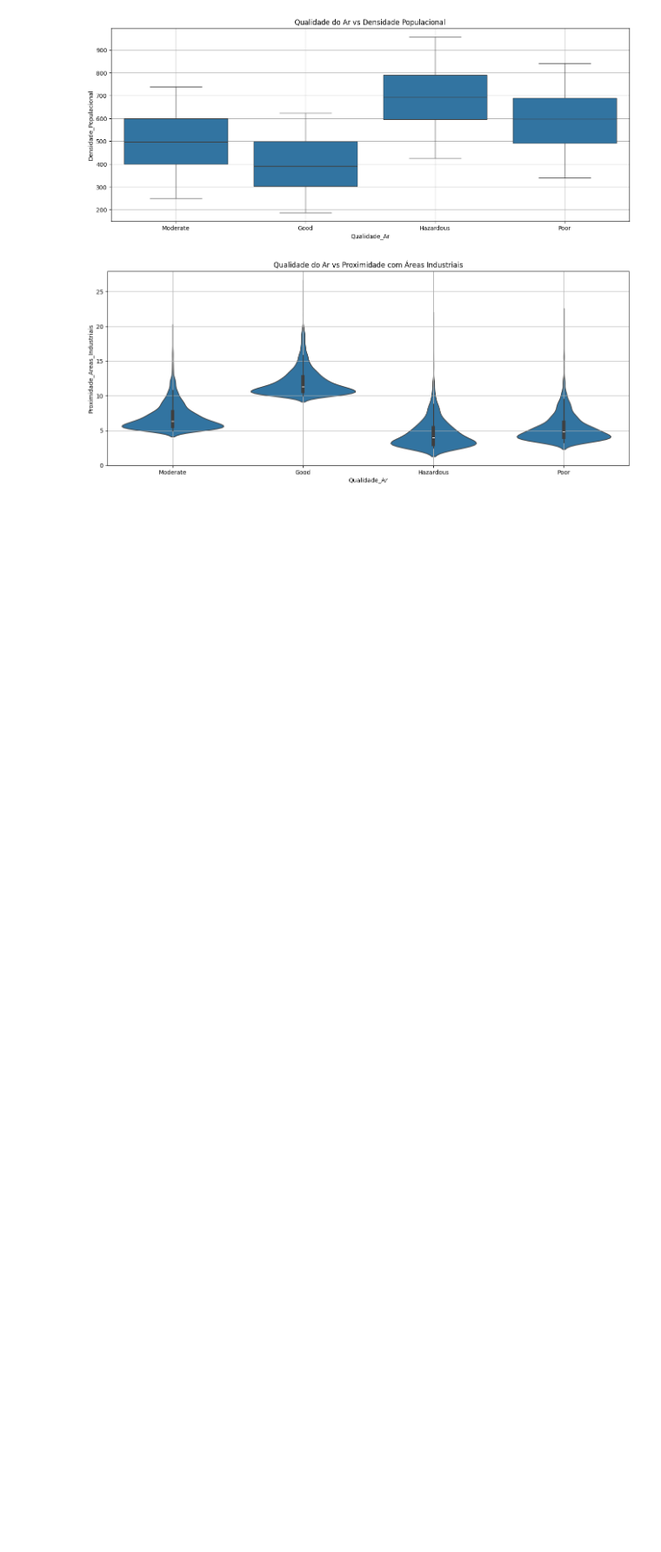
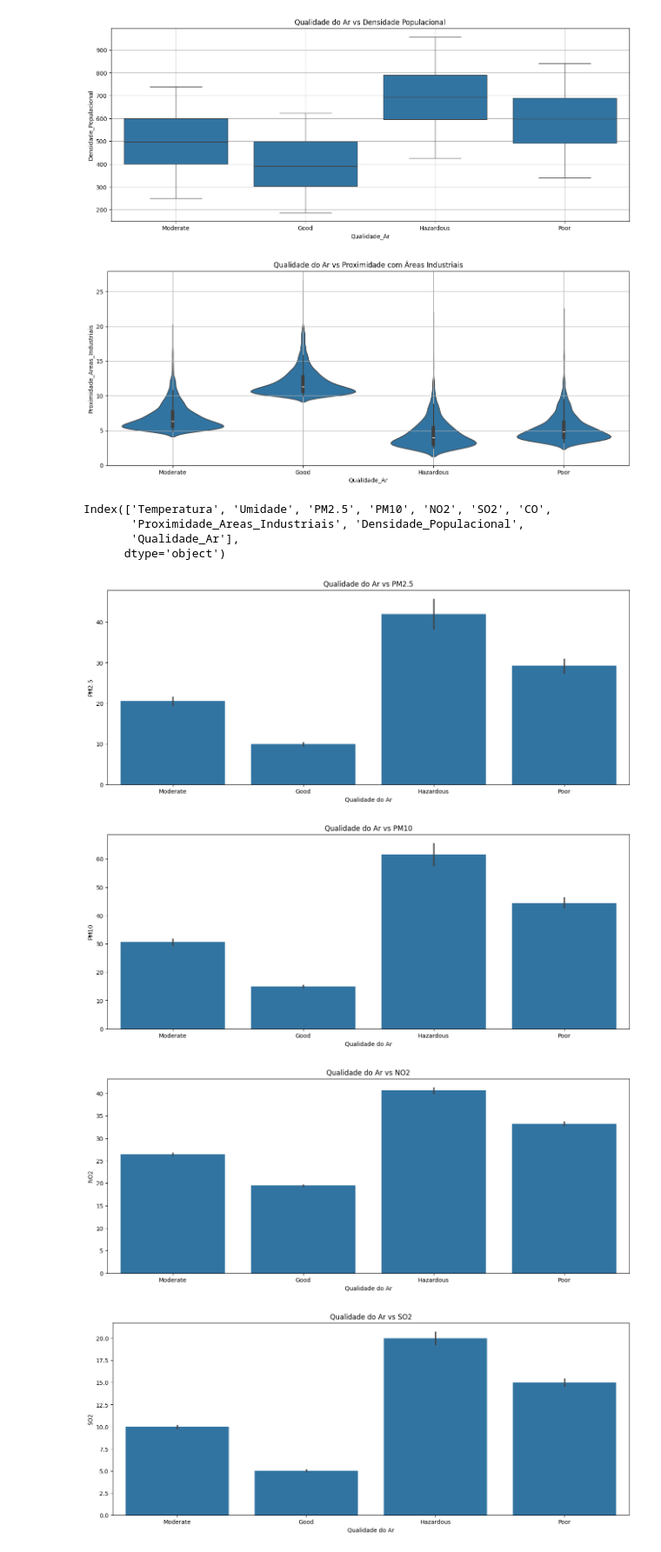
Before and after one commit to CaioViegas/projeto_qualidade_ar, a Jupyter notebook: Notebooks/analise_grafica.ipynb, the cells around one changed output. Shown at 87% size. Cells and saved outputs as stored; diff of their text form; code cells hidden in the pictures; blank space fills up the shorter version.

```diff
--- a/Notebooks/analise_grafica.ipynb
+++ b/Notebooks/analise_grafica.ipynb
@@ -107,3 +107,25 @@ plt.grid(True)
 plt.show()
 # %% [output]
 [figure]
+# %%
+df.columns
+# %% [output]
+Index(['Temperatura', 'Umidade', 'PM2.5', 'PM10', 'NO2', 'SO2', 'CO',
+       'Proximidade_Areas_Industriais', 'Densidade_Populacional',
+       'Qualidade_Ar'],
+      dtype='object')
+# %%
+colunas_barra = ['PM2.5', 'PM10', 'NO2', 'SO2', 'CO']
+
+for coluna in colunas_barra:
+    plt.figure(figsize=(16, 6))
+    sns.barplot(x="Qualidade_Ar", y=f"{coluna}", data=df, estimator=np.mean)
+    plt.title(f"Qualidade do Ar vs {coluna}")
+    plt.xlabel("Qualidade do Ar")
+    plt.ylabel(f"{coluna}")
+    plt.show()
+# %% [output]
+[figure, added]
+[figure, added]
+[figure, added]
+[figure, added]
```
Also changed, not shown: parts of 1 cell of this notebook.
